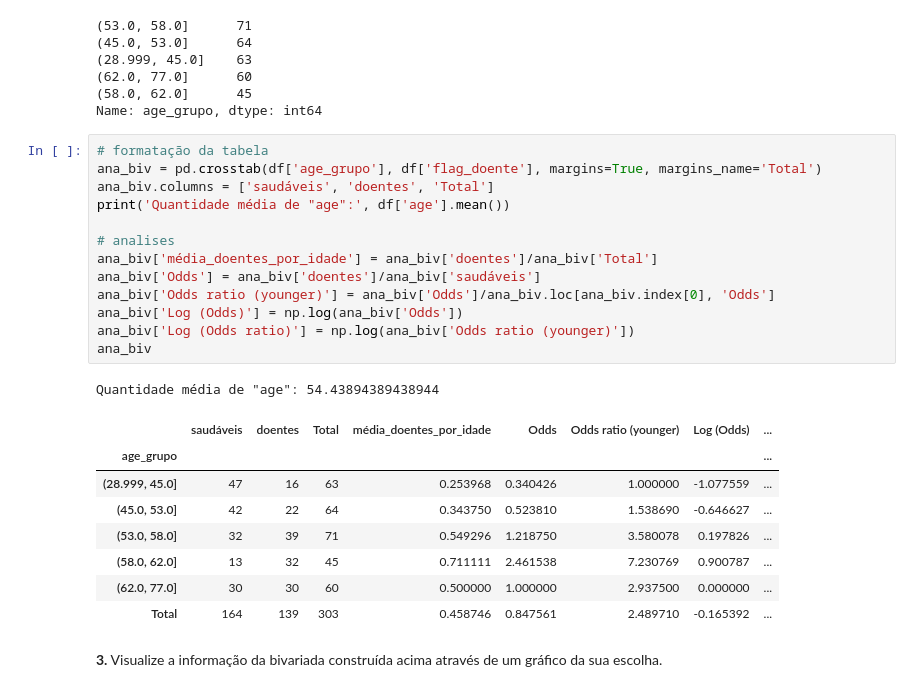
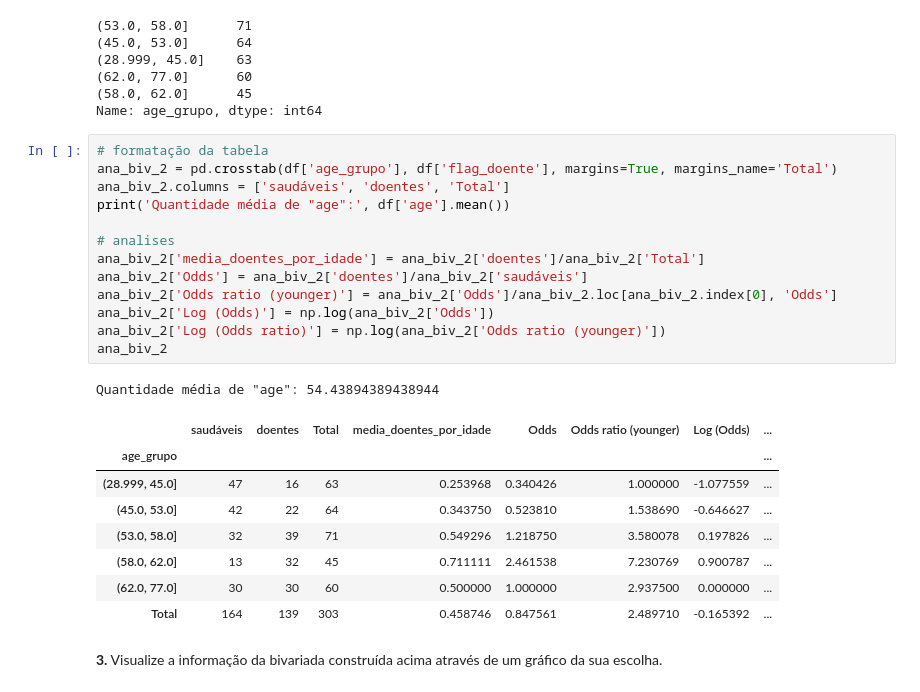
Before and after one commit to njuliacsouza/_projetosEBAC, a Jupyter notebook: Atividade_Modulo_18/mod18_ex01_bivariada_logística.ipynb, the cells around one changed output. Drawn from its saved outputs; the diff is of its cells as text.

```diff
--- a/Atividade_Modulo_18/mod18_ex01_bivariada_logística.ipynb
+++ b/Atividade_Modulo_18/mod18_ex01_bivariada_logística.ipynb
@@ -129,20 +129,20 @@ df['age_grupo'].value_counts()
 Name: age_grupo, dtype: int64
 # %%
 # formatação da tabela
-ana_biv = pd.crosstab(df['age_grupo'], df['flag_doente'], margins=True, margins_name='Total')
-ana_biv.columns = ['saudáveis', 'doentes', 'Total']
+ana_biv_2 = pd.crosstab(df['age_grupo'], df['flag_doente'], margins=True, margins_name='Total')
+ana_biv_2.columns = ['saudáveis', 'doentes', 'Total']
 print('Quantidade média de "age":', df['age'].mean())
 
 # analises
-ana_biv['média_doentes_por_idade'] = ana_biv['doentes']/ana_biv['Total']
-ana_biv['Odds'] = ana_biv['doentes']/ana_biv['saudáveis']
-ana_biv['Odds ratio (younger)'] = ana_biv['Odds']/ana_biv.loc[ana_biv.index[0], 'Odds']
-ana_biv['Log (Odds)'] = np.log(ana_biv['Odds'])
-ana_biv['Log (Odds ratio)'] = np.log(ana_biv['Odds ratio (younger)'])
-ana_biv
+ana_biv_2['media_doentes_por_idade'] = ana_biv_2['doentes']/ana_biv_2['Total']
+ana_biv_2['Odds'] = ana_biv_2['doentes']/ana_biv_2['saudáveis']
+ana_biv_2['Odds ratio (younger)'] = ana_biv_2['Odds']/ana_biv_2.loc[ana_biv_2.index[0], 'Odds']
+ana_biv_2['Log (Odds)'] = np.log(ana_biv_2['Odds'])
+ana_biv_2['Log (Odds ratio)'] = np.log(ana_biv_2['Odds ratio (younger)'])
+ana_biv_2
 # %% [output]
 Quantidade média de "age": 54.43894389438944
-|  | saudáveis | doentes | Total | média_doentes_por_idade | Odds | Odds ratio (younger) | Log (Odds) | ... |
+|  | saudáveis | doentes | Total | media_doentes_por_idade | Odds | Odds ratio (younger) | Log (Odds) | ... |
 | age_grupo |  |  |  |  |  |  |  | ... |
 | (28.999, 45.0] | 47 | 16 | 63 | 0.253968 | 0.340426 | 1.000000 | -1.077559 | ... |
 | (45.0, 53.0] | 42 | 22 | 64 | 0.343750 | 0.523810 | 1.538690 | -0.646627 | ... |
```
Also changed, not shown: parts of 4 cells of this notebook.
